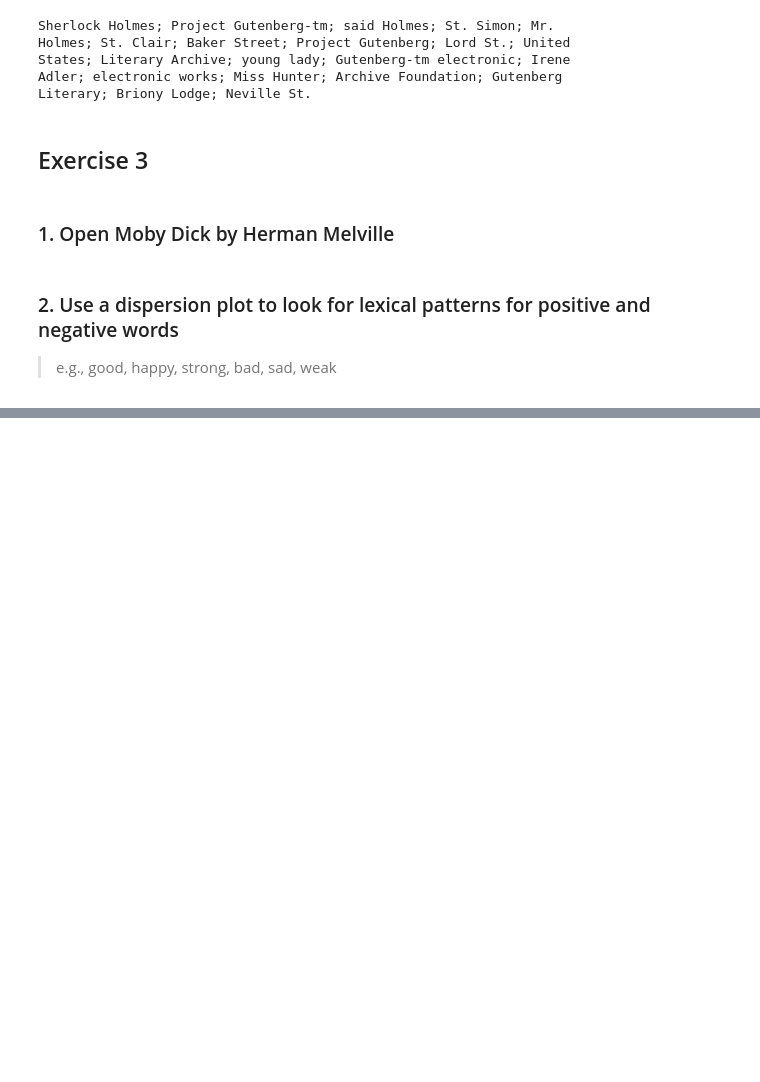
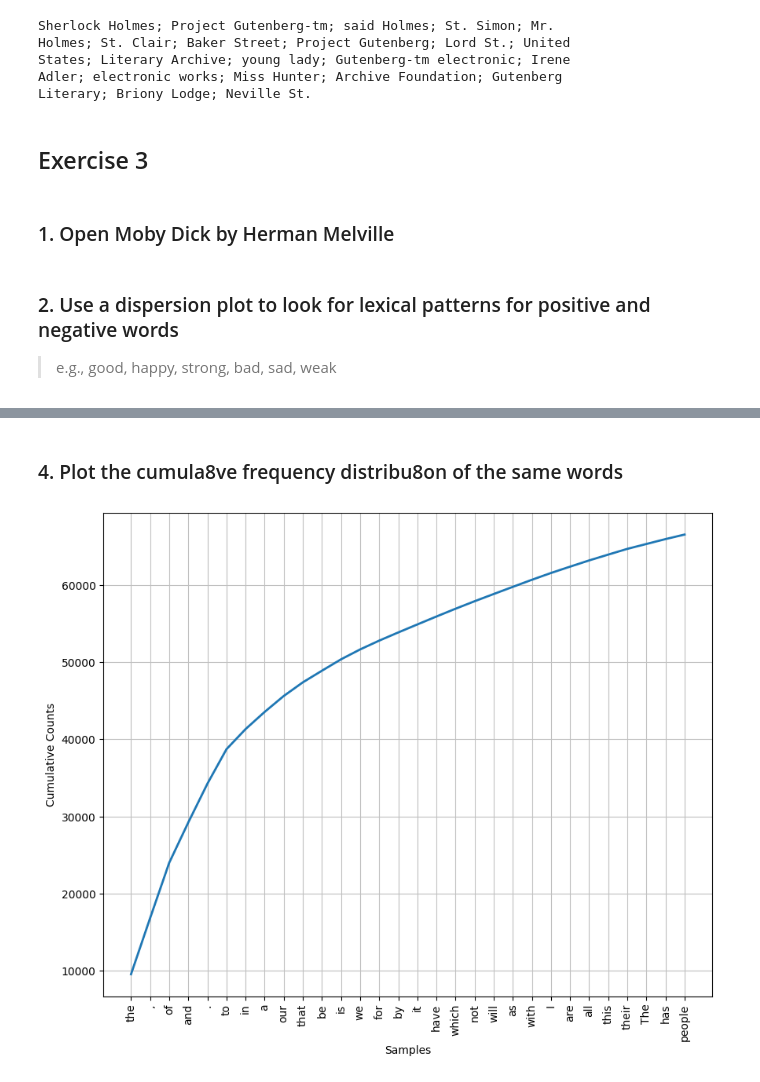
Before and after one commit to Neilus03/NLP-2024, a Jupyter notebook: tokenization_&_basic_statistics.ipynb, the cells around one changed output, grey strips where cells are left out. Cells and saved outputs as stored; diff of their text form; code cells hidden in the pictures; blank space fills up the shorter version.

```diff
--- a/tokenization_&_basic_statistics.ipynb
+++ b/tokenization_&_basic_statistics.ipynb
@@ -187,0 +268,8 @@ nltk.draw.dispersion_plot(mobydick, tokens, title='Lexical Dispersion Plot')
+# %% [markdown]
+### 4. Plot the cumula8ve frequency distribu8on of the same words
+# %%
+plt.figure(figsize=(10, 8))
+freq_dist.plot(30, cumulative=True)
+plt.show()
+# %% [output]
+[figure, added]
```
Also changed, not shown: parts of 18 cells of this notebook.
